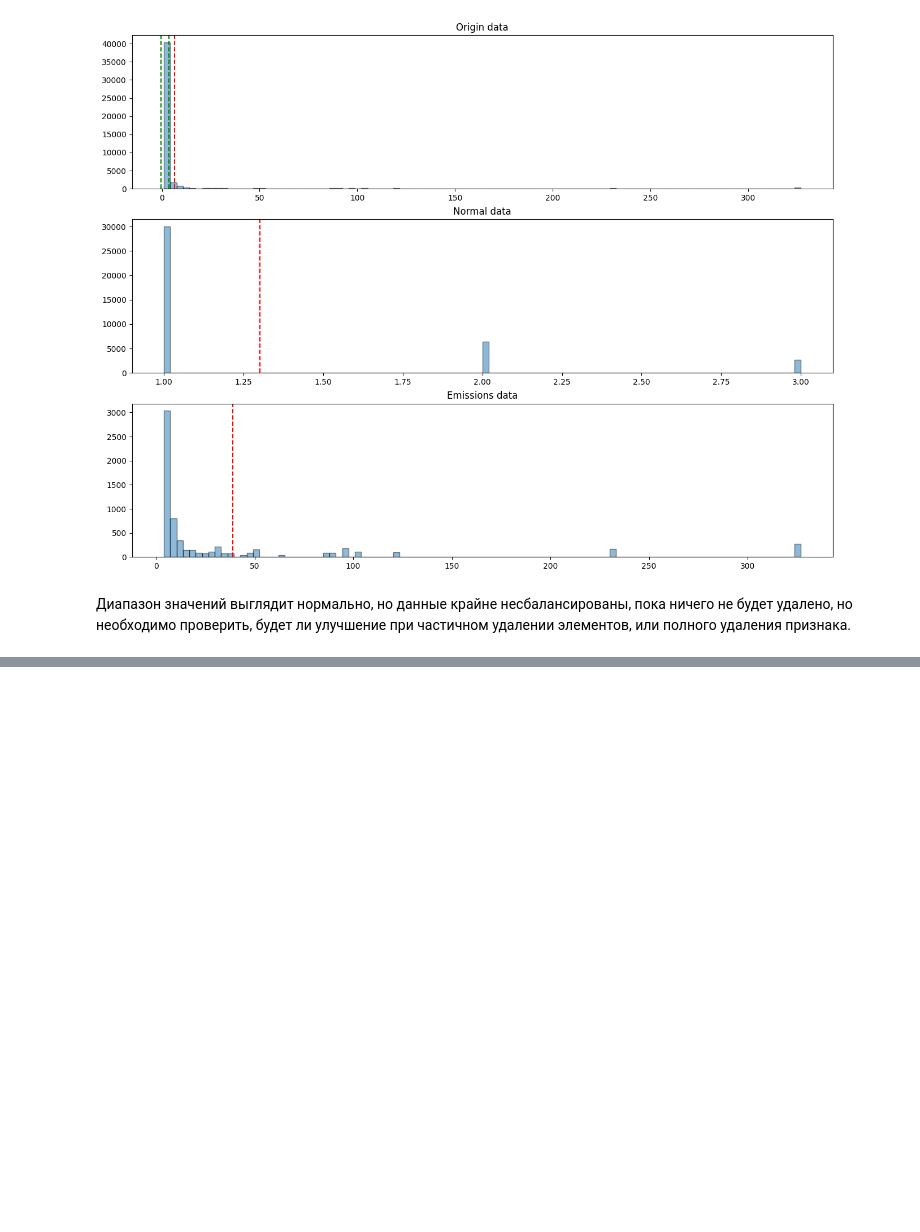
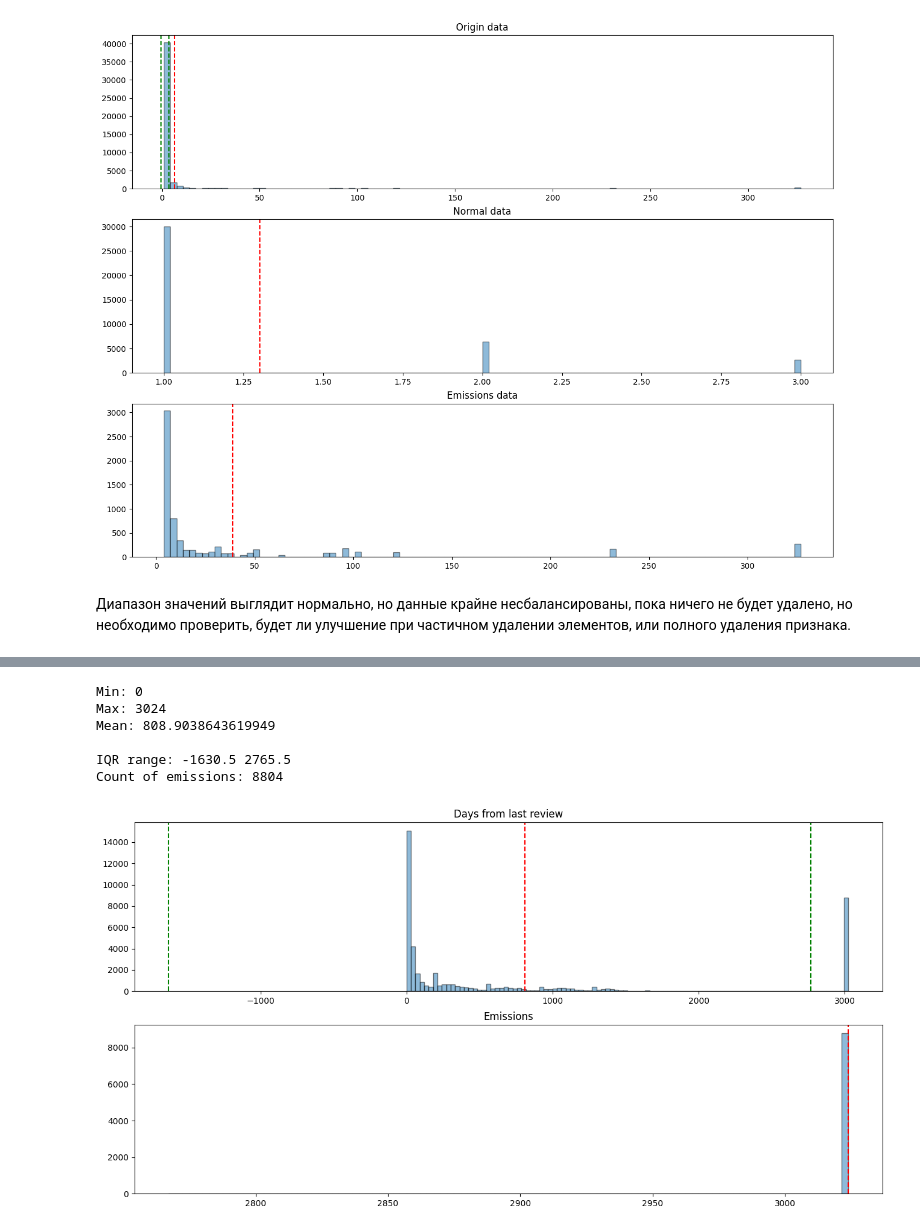
Before and after one commit to NoSignificantWorries/CDEK_testing, a Jupyter notebook: stat.ipynb, the cells around one changed output, grey strips where cells are left out. Saved outputs shown, nothing was run; the diff lists cells and outputs as text; code cells hidden in the pictures; blank space fills up the shorter version.

```diff
--- a/stat.ipynb
+++ b/stat.ipynb
@@ -309,0 +343,10 @@ IQR range: -0.5 3.5
+# %%
+column = pd.to_datetime(df["last_review"])
+
+print("Min date:", column.min())
+print("Max date:", column.max())
+print("Count of Null:", len(column[column.isna()]))
+
+column = column.fillna(column.min())
+column = column.max() - column
+column = column.apply(lambda x: x.days)
@@ -309,0 +357,31 @@ IQR range: -0.5 3.5
+# %%
+print("Min:", column.min())
+print("Max:", column.max())
+print("Mean:", column.mean())
+
+l, u = calculate_iqr(column)
+print("\nIQR range:", l, u)
+print("Count of emissions:", len(column[column > u]))
+
+_, ax = plt.subplots(nrows=2, ncols=1, figsize=(16, 8))
+
+ax[0].set_title("Days from last review")
+ax[0].hist(column, bins=100, alpha=0.5, edgecolor="black")
+ax[0].axvline(x=l, color="green", linestyle="--")
+ax[0].axvline(x=u, color="green", linestyle="--")
+ax[0].axvline(x=column.mean(), color="red", linestyle="--")
+
+col = column[column > u]
+ax[1].set_title("Emissions")
+ax[1].hist(col, bins=100, alpha=0.5, edgecolor="black")
+ax[1].axvline(x=col.mean(), color="red", linestyle="--")
+
+plt.show()
+# %% [output]
+Min: 0
+Max: 3024
+Mean: 808.9038643619949
+
+IQR range: -1630.5 2765.5
+Count of emissions: 8804
+[figure, added]
```
Also changed, not shown: parts of 11 cells of this notebook.
